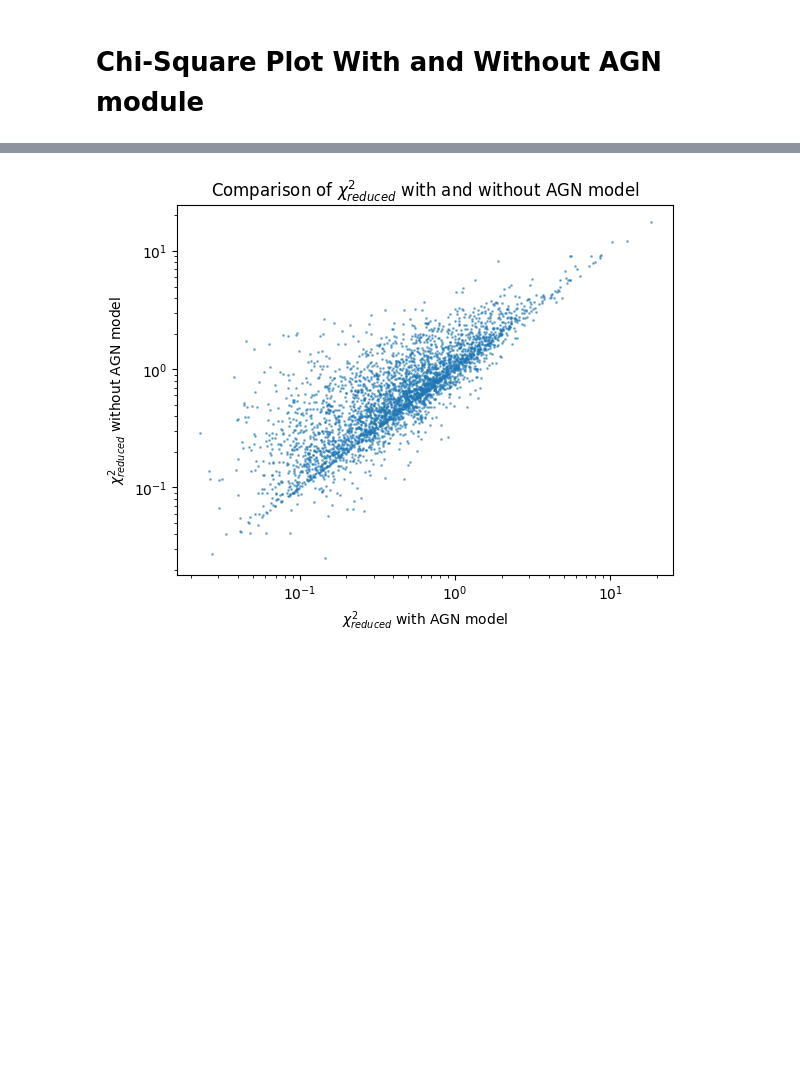
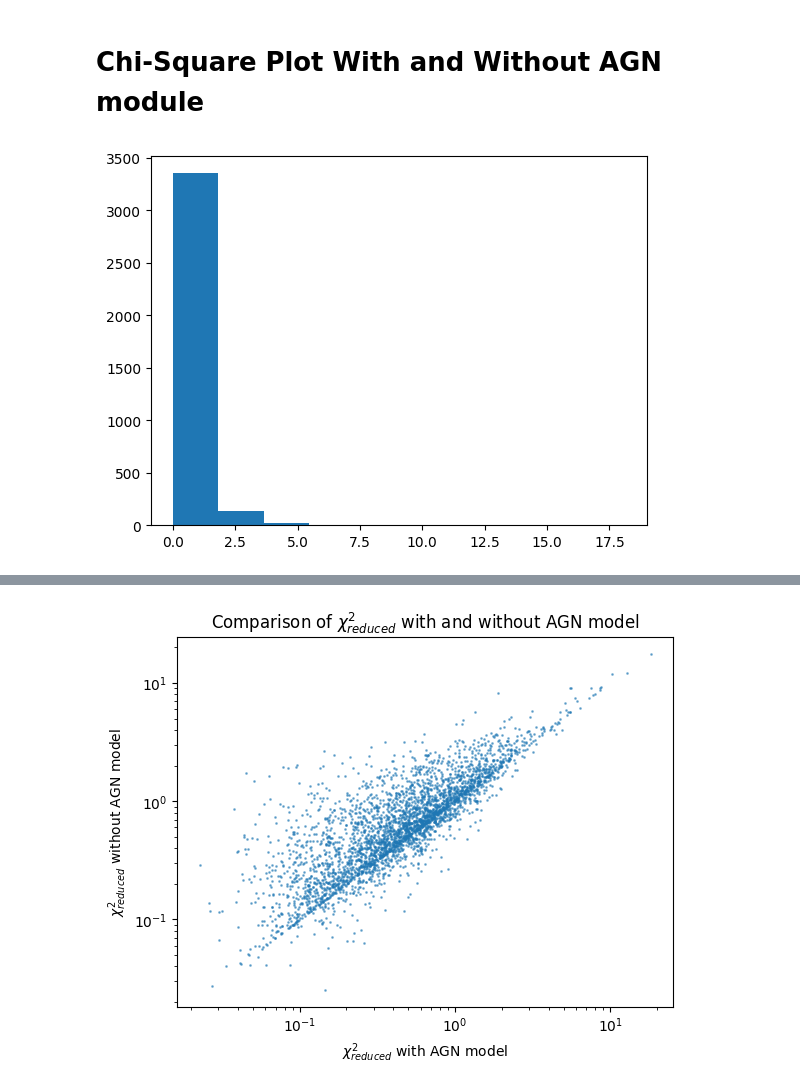
Before and after one commit to theWebTardigrade/fundamental-properties-of-EMU-radio-sources, a Jupyter notebook: code/8_CIGALE_results_EMU.ipynb, the cells around one changed output, grey strips where cells are left out. Drawn from its saved outputs; the diff is of its cells as text; code cells hidden in the pictures; blank space fills up the shorter version.

```diff
--- a/code/8_CIGALE_results_EMU.ipynb
+++ b/code/8_CIGALE_results_EMU.ipynb
@@ -110,3 +110,8 @@ Av_BC: 0.3951 ± 0.0018
 AGN Fraction: 0.1766 ± 0.0030
 # %% [markdown]
 # Chi-Square Plot With and Without AGN module
+# %%
+plt.hist(catalog_pd['best.reduced_chi_square'])
+plt.show()
+# %% [output]
+[figure, added]
```
Also changed, not shown: parts of 3 cells of this notebook, 2 other files.
